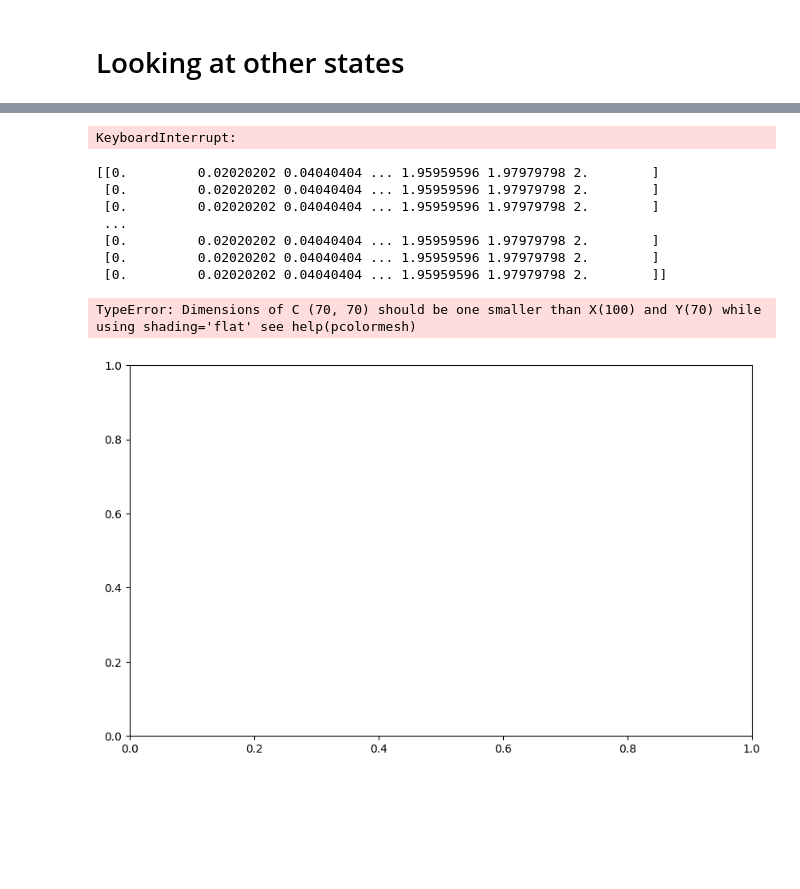
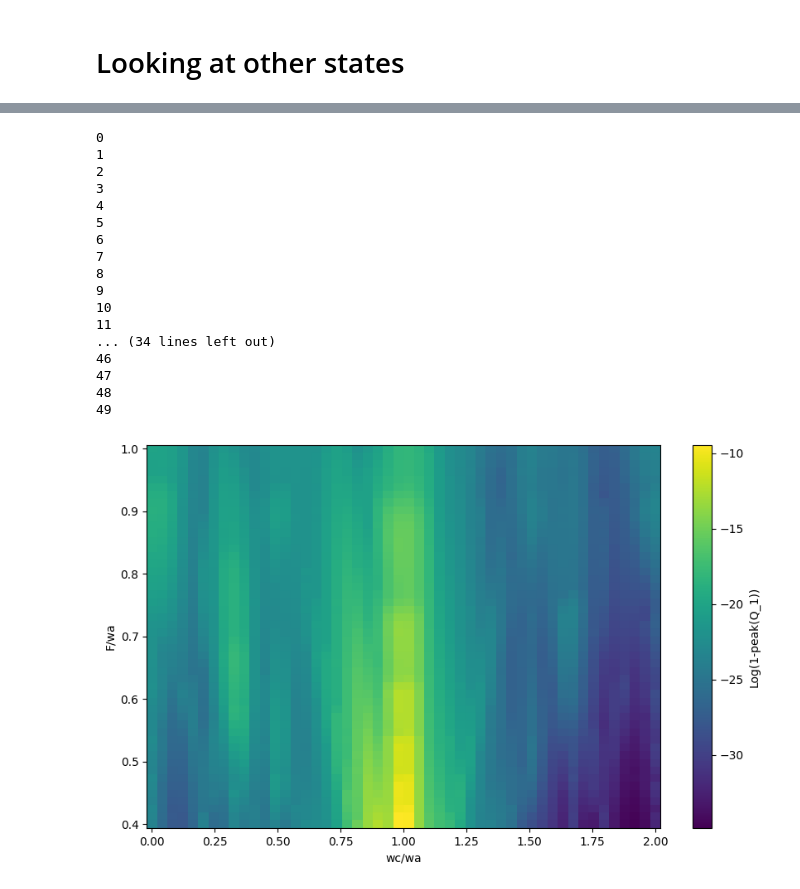
Before and after one commit to Pablo-The-Squirell/Simplest-JC-Model-E-state-Finder, a Jupyter notebook: Codes/Time_evolution.ipynb, the cells around one changed output, grey strips where cells are left out. Drawn from its saved outputs; the diff is of its cells as text; code cells hidden in the pictures; blank space fills up the shorter version.

```diff
--- a/Codes/Time_evolution.ipynb
+++ b/Codes/Time_evolution.ipynb
@@ -392,7 +530,7 @@ plt.show()
 # %%
 wa= 1
 # d = wa-wc
-Omega = 0.05
+Omega = 0.03
 N= 20
 w = wa
 f = 0.8
@@ -400,13 +538,17 @@ wcs = []
 
 psi0 = tensor(fock(N, 0), fock(2,0))
 psi1 = tensor(fock(N, 0), fock(2,1))
+ini0 = (psi0 - psi1)/np.sqrt(2)
+# ini0 = psi0
+
 e_n = tensor(fock(N, 4), fock(2,1))
 g_n = tensor(fock(N, 4), fock(2,0))
+psif_minus = (g_n + e_n)/np.sqrt(2)
 
-wcs = np.linspace(-2.6, 2.6, 40)
+wcs = np.linspace(0, 2, 50)
 i= 0
 
-fs = np.linspace(0.4, 2, 30)
+fs = np.linspace(0.4, 1, 50)
 
 intensitys = []
 
@@ -416,13 +558,13 @@ for f in fs:
     strength = []
     for wc in wcs:
 
-        H_JC_rwa_driven = Hamiltonian( wa, wc, Omega, w, f, N, False, True).H_JC
+        H_JC_rwa_driven = Hamiltonian(wa, wc, Omega, w, f, N, True, True, False).H_JC
         # H_JC_rwa_nondriven = Hamiltonian( wa, wc, Omega, w, f, N, True, False).H_JC
         # H_JC_nonrwa_driven = Hamiltonian( wa, wc, w, f, Omega, N ,False,True).H_JC
         # H_JC_nonrwa_nondriven = Hamiltonian( wa, wc, w, f, Omega, N ,False,False).H_JC
-        times = np.linspace(0.0, 15*np.pi/f, int(np.round(15*np.pi/f)))
+        times = np.linspace(0.0, 8*np.pi/f, int(np.round(10*np.pi/f)))
         tau =times
-        results_rwa_driven=mesolve(H_JC_rwa_driven,psi0, tau)
+        results_rwa_driven=mesolve(H_JC_rwa_driven,ini0, tau)
         states_rwa_driven=results_rwa_driven.states
 
         # results_rwa_nondriven=mesolve(H_JC_rwa_nondriven, psi0, tau)
@@ -435,42 +577,66 @@ for f in fs:
         # states_nonrwa_nondriven=results_nonrwa_nondriven.states
 
         # Visualize the results
-        expect_rwa_driven_g = [np.abs(((states_rwa_driven[i].overlap(g_n))))**2 for i in range(len(tau))]
-        expect_rwa_driven_e = [np.abs(((states_rwa_driven[i].overlap(e_n))))**2 for i in range(len(tau))]
+        expect_rwa_driven_g = [np.abs(((states_rwa_driven[i].overlap(psif_minus))))**2 for i in range(len(tau))]
+        expect_rwa_driven_e = [np.abs(((states_rwa_driven[i].overlap(psif_minus))))**2 for i in range(len(tau))]
 
         strength.append(np.max(np.array(expect_rwa_driven_g)+np.array(expect_rwa_driven_e)))
         # wcs.append(wc)
-    # print(i)
+    print(i)
     i+=1
     # plt.plot(wcs, 1-np.array(strength))
     # plt.show()
     intensitys.append(np.array(strength))
 # %% [output]
-KeyboardInterrupt:
+0
+1
+2
+3
+4
+5
+6
+7
+8
+9
+10
+11
+... (34 lines left out)
+46
+47
+48
+49
 # %%
 # plt.imshow((np.array(intensitys)), interpolation='none')
 mpl.rc("figure", figsize=(10, 6))
 X, Y = np.meshgrid(wcs/wa, fs/wa)
-print(X)
-res_wc_plus = w+fs
-res_wc_minus = (w-fs)
-plt.pcolormesh(X, Y, np.log(intensitys)-np.log(2), cmap='viridis', vmin = -2, vmax = -0)
+res_wc_plus = w+fs/1
+res_wc_minus = w-fs/1
+plt.pcolormesh(X, Y, np.log(intensitys), cmap='viridis')
 plt.xlabel('wc/wa')
 plt.ylabel('F/wa')
-plt.plot(res_wc_plus, fs/wa, color = 'red', lw = 2)
-plt.plot(res_wc_minus, fs/wa, color = 'red', lw = 2)
+# plt.plot(res_wc_plus, fs/wa, color = 'red', lw = 1, alpha = 0.4)
+# plt.plot(res_wc_minus, fs/wa, color = 'red', lw = 1, alpha = 0.4)
+
+res_wc_plus = w+fs/2
+res_wc_minus = w-fs/2
+# plt.plot(res_wc_plus, fs/wa, color = 'red', lw = 1, alpha = 0.4)
+# plt.plot(res_wc_minus, fs/wa, color = 'red', lw = 1, alpha = 0.4)
+
+res_wc_plus = w+fs/3
+res_wc_minus = w-fs/3
+# plt.plot(res_wc_plus, fs/wa, color = 'red', lw = 1, alpha = 0.4)
+# plt.plot(res_wc_minus, fs/wa, color = 'red', lw = 1, alpha = 0.4)
+
+
+res_wc_plus = w+fs/4
+res_wc_minus = w-fs/4
+# plt.plot(res_wc_plus, fs/wa, color = 'red', lw = 1, alpha = 0.4)
+# plt.plot(res_wc_minus, fs/wa, color = 'red', lw = 1, alpha = 0.4)
+
 # plt.hlines(4*(wa), wcs[0], wcs[-1])
 # plt.pcolor(X, Y, intensitys, cmap='viridis')
 cbar = plt.colorbar()
 cbar.set_label('Log(1-peak(Q_1))')
 plt.show()
 # %% [output]
-[[0.         0.02020202 0.04040404 ... 1.95959596 1.97979798 2.        ]
- [0.         0.02020202 0.04040404 ... 1.95959596 1.97979798 2.        ]
- [0.         0.02020202 0.04040404 ... 1.95959596 1.97979798 2.        ]
- ...
- [0.         0.02020202 0.04040404 ... 1.95959596 1.97979798 2.        ]
- [0.         0.02020202 0.04040404 ... 1.95959596 1.97979798 2.        ]
- [0.         0.02020202 0.04040404 ... 1.95959596 1.97979798 2.        ]]
-TypeError: Dimensions of C (70, 70) should be one smaller than X(100) and Y(70) while using shading='flat' see help(pcolormesh)
-[figure, old version]
+[figure, new version]
```
Also changed, not shown: parts of 14 cells of this notebook, 2 other files.
